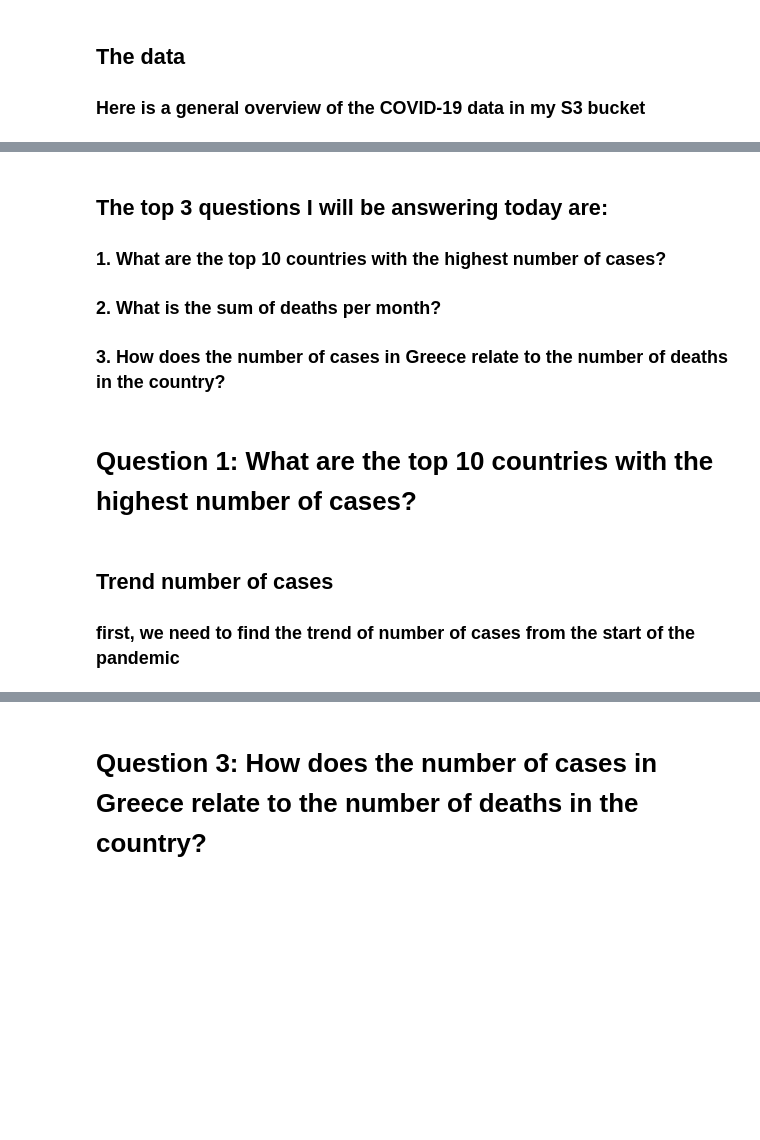
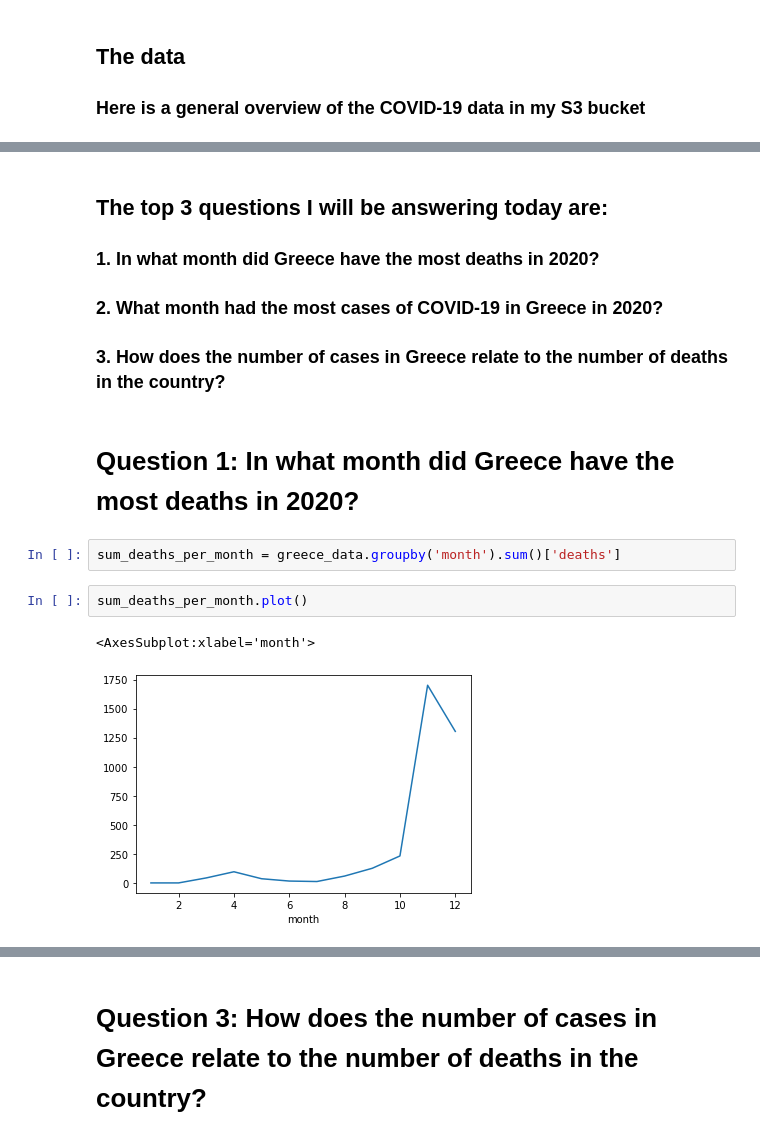
Before and after one commit to Alambo22/IA241-github, a Jupyter notebook: final_project.ipynb, the cells around one changed output, grey strips where cells are left out. Cells and saved outputs as stored; diff of their text form; blank space fills up the shorter version.

```diff
--- a/final_project.ipynb
+++ b/final_project.ipynb
@@ -35,10 +34,14 @@ df[:20] #top 20 rows
 # %% [markdown]
 ## The top 3 questions I will be answering today are:
-### 1. What are the top 10 countries with the highest number of cases?
-### 2. What is the sum of deaths per month?
+### 1. In what month did Greece have the most deaths in 2020?
+### 2. What month had the most cases of COVID-19 in Greece in 2020?
 ### 3. How does the number of cases in Greece relate to the number of deaths in the country?
-# %% [markdown]
-# Question 1: What are the top 10 countries with the highest number of cases?
-# %% [markdown]
-## Trend number of cases
-### first, we need to find the trend of number of cases from the start of the pandemic
+# %% [markdown]
+# Question 1:  In what month did Greece have the most deaths in 2020?
+# %%
+sum_deaths_per_month = greece_data.groupby('month').sum()['deaths']
+# %%
+sum_deaths_per_month.plot()
+# %% [output]
+<AxesSubplot:xlabel='month'>
+[figure, added]
```
Also changed, not shown: parts of 19 cells of this notebook.
